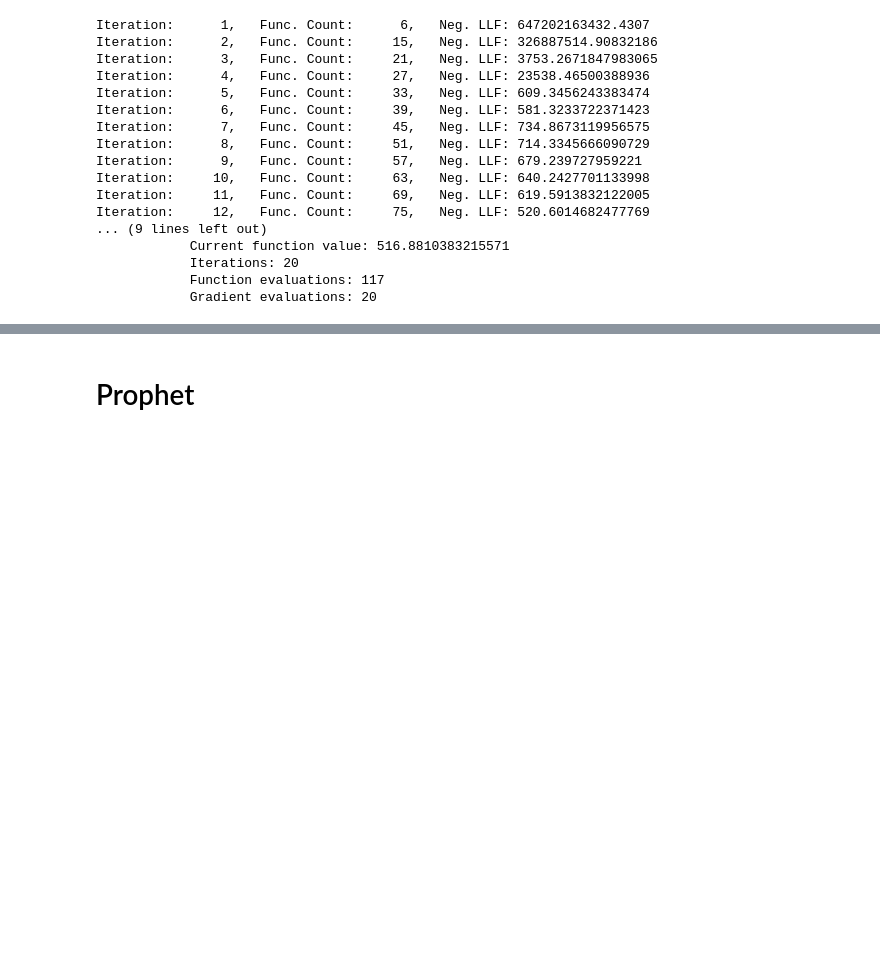
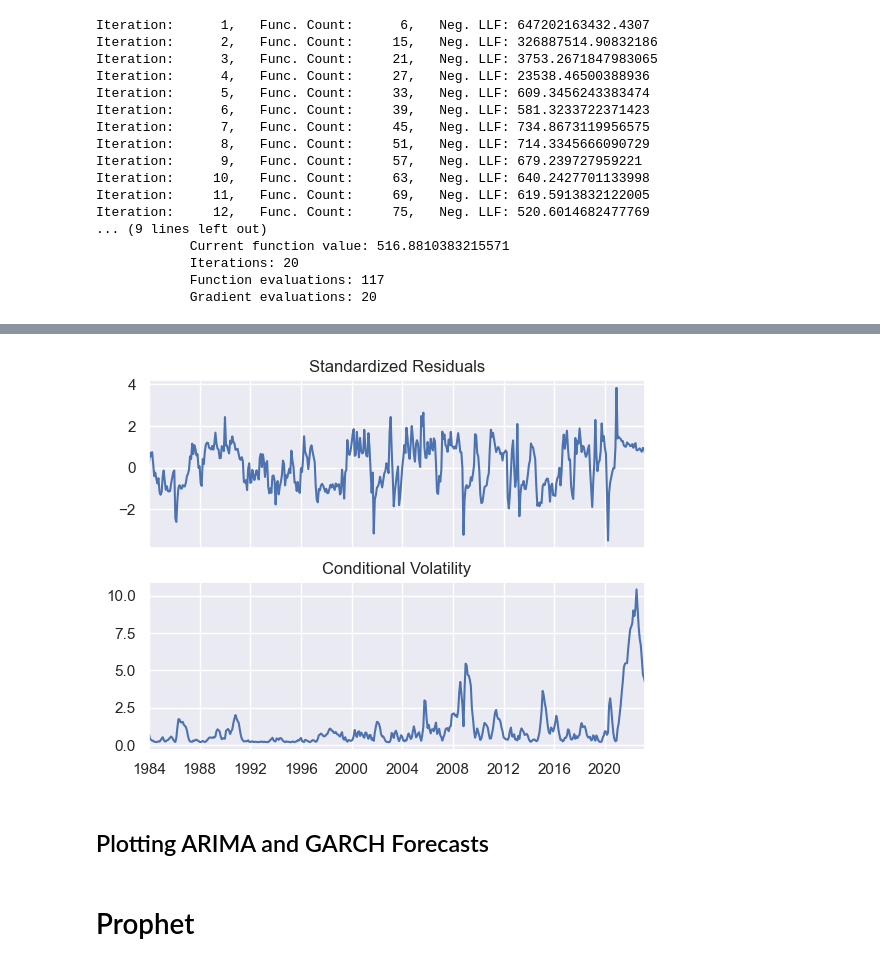
Before and after one commit to RaminVali/Time_Series_Project, a Jupyter notebook: ARIMA_GARCH_Prophet.ipynb, the cells around one changed output, grey strips where cells are left out. Cells and saved outputs as stored; diff of their text form; code cells hidden in the pictures; blank space fills up the shorter version.

```diff
--- a/ARIMA_GARCH_Prophet.ipynb
+++ b/ARIMA_GARCH_Prophet.ipynb
@@ -756,0 +681,4 @@ total_prediction
+# %%
+a = garch_fitted.plot() # Bug in program, have to assign to a to avoid duplicate plotting
+# %% [output]
+[figure, added]
@@ -756,0 +692,2 @@ total_prediction
+# %% [markdown]
+## Plotting ARIMA and GARCH Forecasts
```
Also changed, not shown: parts of 28 cells of this notebook, 3 other files.
